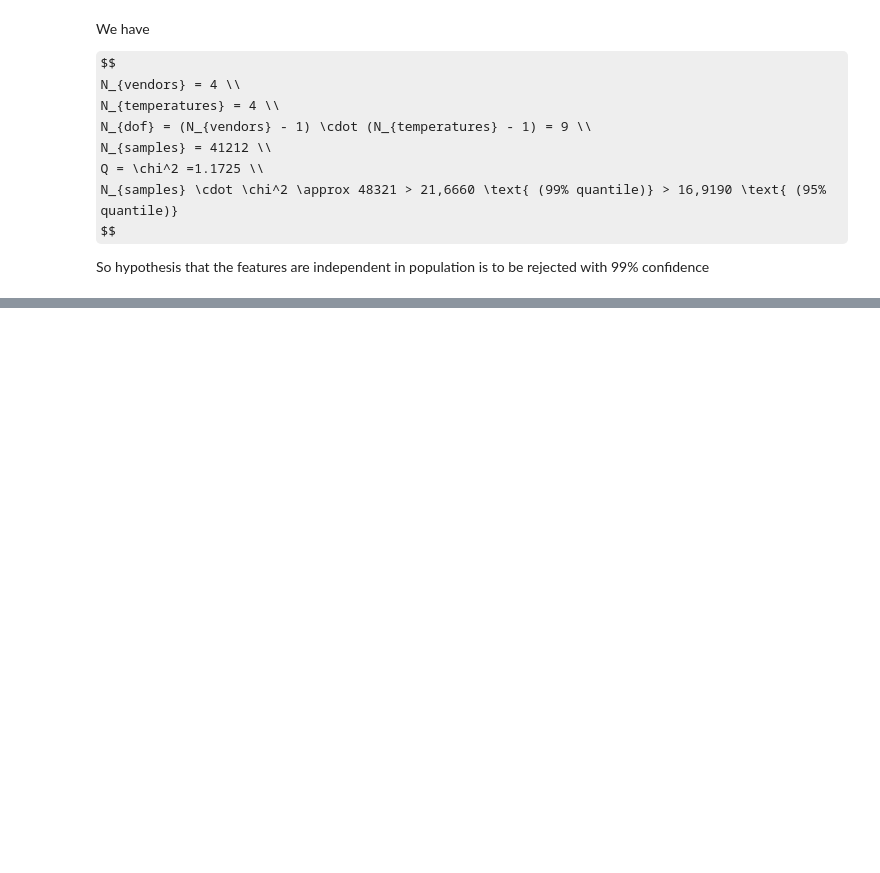
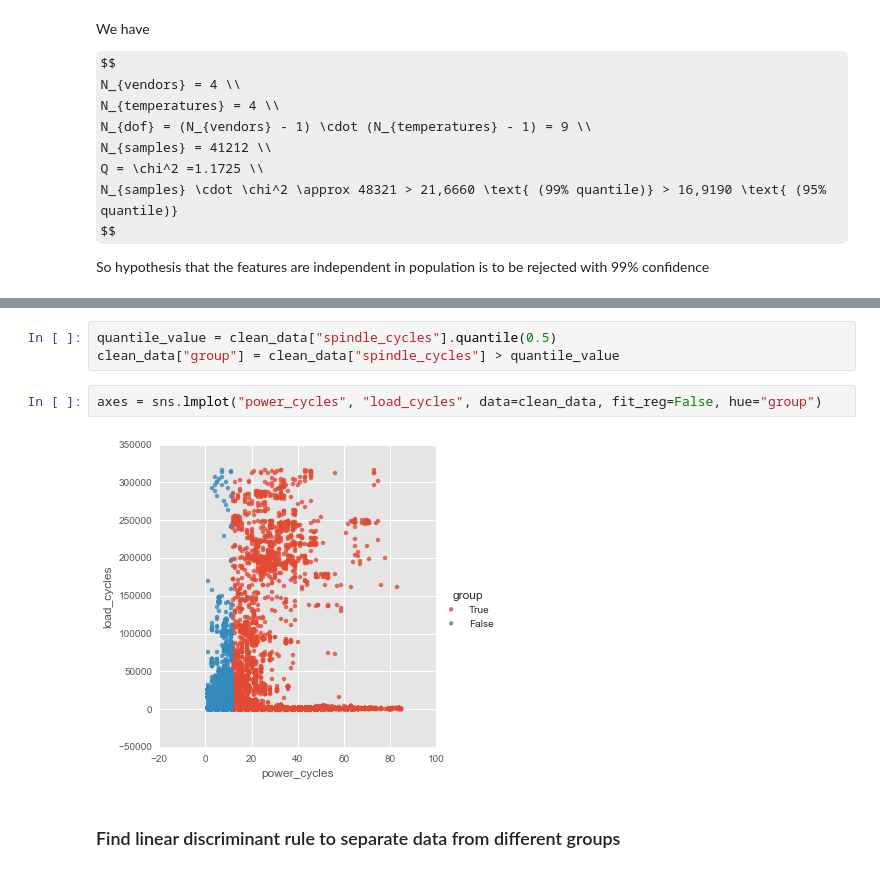
Before and after one commit to IIoTeP9HuY/Data_Analysis_and_Data_Mining_Class, a Jupyter notebook: Report.ipynb, the cells around one changed output, grey strips where cells are left out. Saved outputs shown, nothing was run; the diff lists cells and outputs as text; some formulas as TeX source; blank space fills up the shorter version.

```diff
--- a/Report.ipynb
+++ b/Report.ipynb
@@ -800,0 +937,9 @@ So hypothesis that the features are independent in population is to be rejected
+# %%
+quantile_value = clean_data["spindle_cycles"].quantile(0.5)
+clean_data["group"] = clean_data["spindle_cycles"] > quantile_value
+# %%
+axes = sns.lmplot("power_cycles", "load_cycles", data=clean_data, fit_reg=False, hue="group")
+# %% [output]
+[figure, added]
+# %% [markdown]
+### Find linear discriminant rule to separate data from different groups
```
Also changed, not shown: parts of 22 cells of this notebook.
